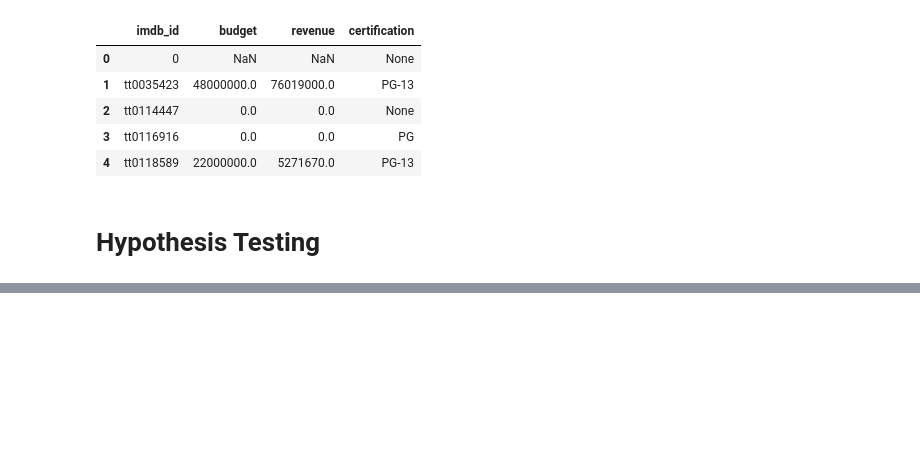
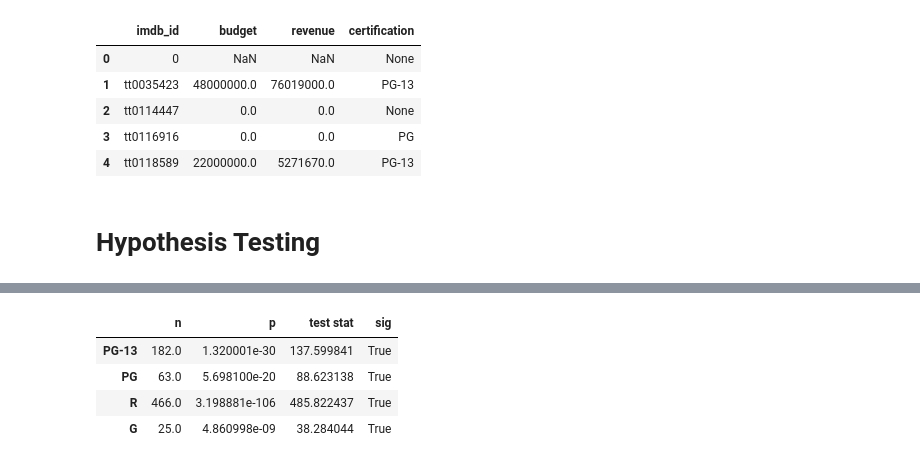
Before and after one commit to sharclark/IMDB-SQL-Database, a Jupyter notebook: IMDB SQL Database - with Hypothesis Testing.ipynb, the cells around one changed output, grey strips where cells are left out. Saved outputs shown, nothing was run; the diff lists cells and outputs as text; code cells hidden in the pictures; blank space fills up the shorter version.

```diff
--- a/IMDB SQL Database - with Hypothesis Testing.ipynb
+++ b/IMDB SQL Database - with Hypothesis Testing.ipynb
@@ -396,0 +465,7 @@ pd.read_sql(q, engine)
+# %%
+# separating the groups in order to compare them
+groups = {}
+for i in hypo1_df['certification'].unique():
+    data = hypo1_df.loc[hypo1_df['certification']==i,'revenue'].copy()
+    groups[i] = data
+groups.keys()
@@ -396,0 +489,6 @@ pd.read_sql(q, engine)
+# %%
+#for loop to check for outliers
+for i, data in groups.items():
+    zscores = stats.zscore(data)
+    outliers = abs(zscores) > 3
+    print(np.sum(outliers))
@@ -396,0 +500,5 @@ pd.read_sql(q, engine)
+# %%
+#for loop to remove outliers
+# removing outliers
+for i, data in groups.items():
+    data = data[(np.abs(stats.zscore(data)) < 3)]
@@ -396,0 +507,11 @@ pd.read_sql(q, engine)
+# %%
+results = {}
+for i, data in groups.items():
+    stat, p = stats.normaltest(data)
+    ## save the p val, test statistic, and the size of the group
+    results[i] = {'n': len(data),
+                       'p':p,
+                       'test stat':stat}
+## convert to a dataframe
+results_df = pd.DataFrame(results).T
+results_df
@@ -396,0 +524,9 @@ pd.read_sql(q, engine)
+# %%
+results_df['sig'] = results_df['p'] < .05
+results_df
+# %% [output]
+|  | n | p | test stat | sig |
+| PG-13 | 182.0 | 1.320001e-30 | 137.599841 | True |
+| PG | 63.0 | 5.698100e-20 | 88.623138 | True |
+| R | 466.0 | 3.198881e-106 | 485.822437 | True |
+| G | 25.0 | 4.860998e-09 | 38.284044 | True |
```
Also changed, not shown: parts of 20 cells of this notebook.
